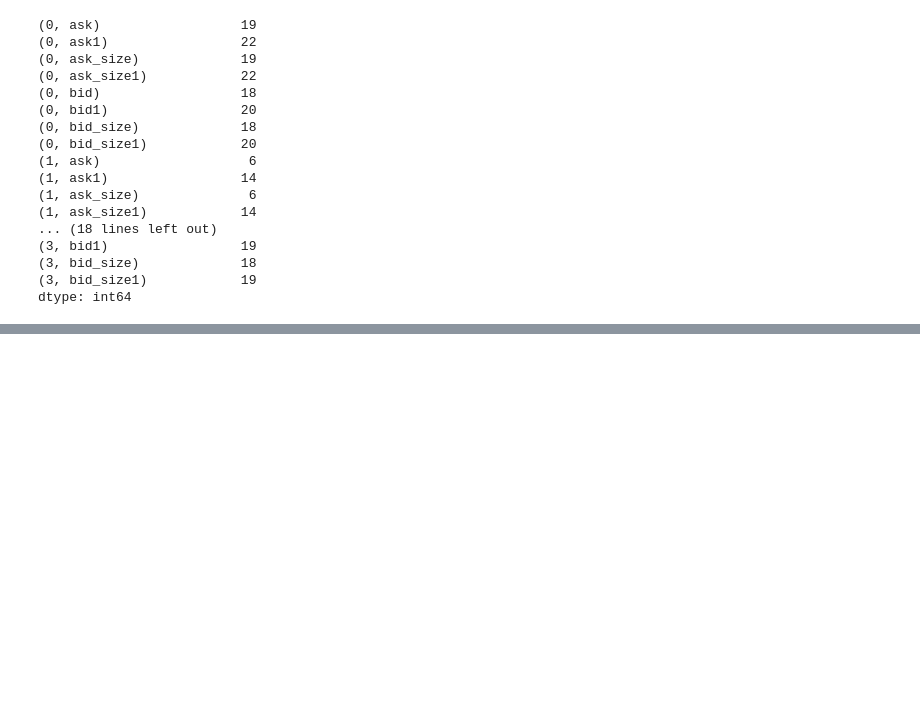
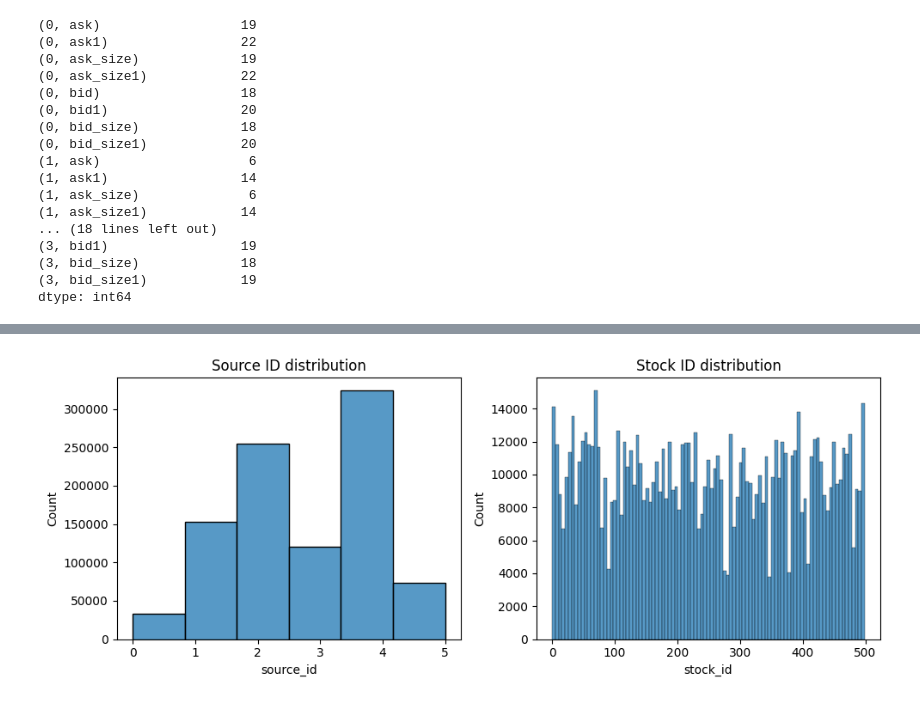
Before and after one commit to YanisFallet/CFM_next_trade_place, a Jupyter notebook: EDA.ipynb, the cells around one changed output, grey strips where cells are left out. Cells and saved outputs as stored; diff of their text form; code cells hidden in the pictures; blank space fills up the shorter version.

```diff
--- a/EDA.ipynb
+++ b/EDA.ipynb
@@ -188,0 +184,13 @@ visualize_all_order_books(train_data)
+# %%
+fig, ax = plt.subplots(1, 2, figsize=(10, 4))
+
+sns.histplot(labels['source_id'], bins=6, ax=ax[0])
+ax[0].set_title("Source ID distribution")
+
+sns.histplot(train_data["stock_id"], ax=ax[1])
+ax[1].set_title("Stock ID distribution")
+
+plt.tight_layout()
+plt.show()
+# %% [output]
+[figure, added]
```
Also changed, not shown: parts of 9 cells of this notebook, 2 other files.
